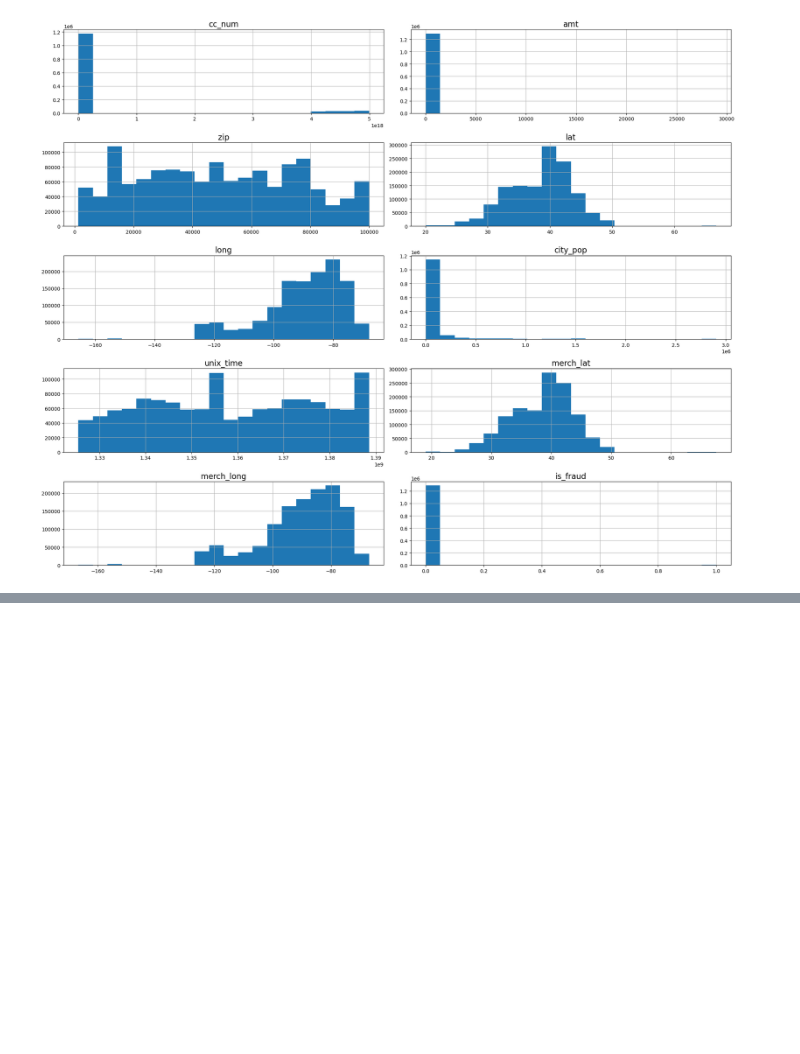
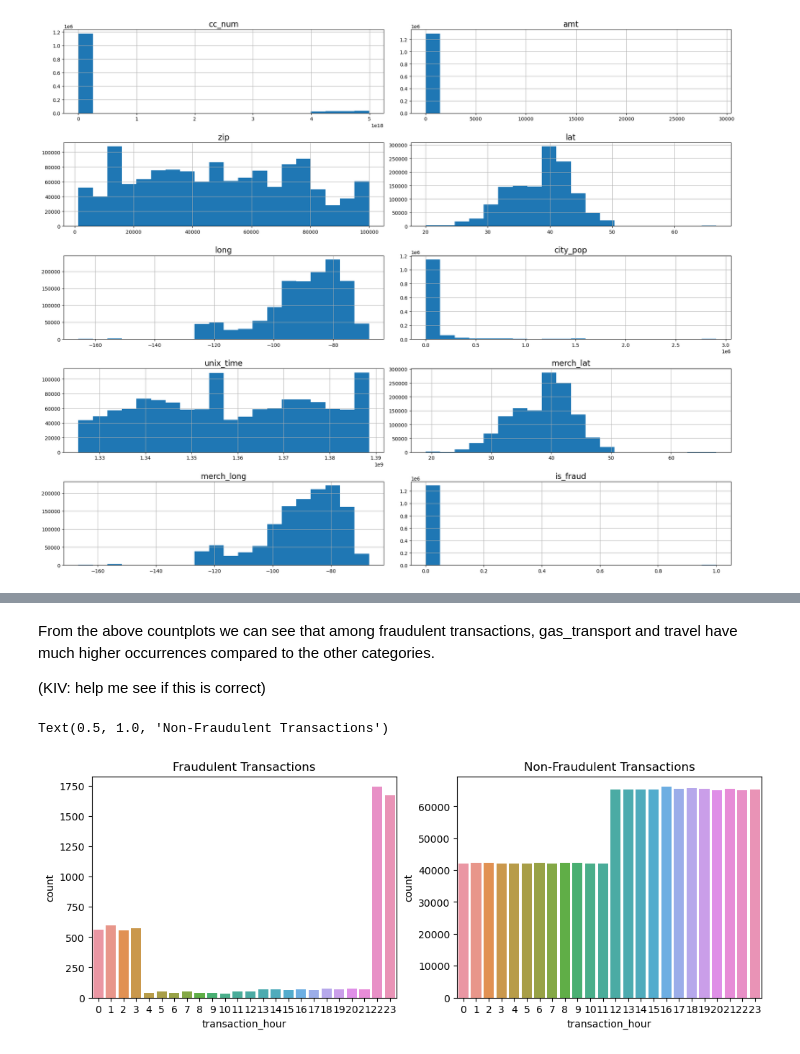
Before and after one commit to jwjwwjwj/BT4012, a Jupyter notebook: main.ipynb, the cells around one changed output, grey strips where cells are left out. Saved outputs shown, nothing was run; the diff lists cells and outputs as text; code cells hidden in the pictures; blank space fills up the shorter version.

```diff
--- a/main.ipynb
+++ b/main.ipynb
@@ -263,0 +322,17 @@ plt.show()
+# %% [markdown]
+From the above countplots we can see that among fraudulent transactions, gas_transport and travel have much higher occurrences compared to the other categories.
+
+(KIV: help me see if this is correct)
+# %%
+# sort by transaction time
+fig, axes = plt.subplots(1, 2, figsize=(12, 4))
+ax_fraudulent = sns.countplot(x="transaction_hour", data=train_fraudulent, ax=axes[0])
+axes[0].set_title("Fraudulent Transactions")
+
+ax_non_fraudulent = sns.countplot(x="transaction_hour", data=train_non_fraudulent, ax=axes[1])
+axes[1].set_title("Non-Fraudulent Transactions")
+
+# combining both fraud and non-fraud gives similar countplots to just non-fraud itself
+# %% [output]
+Text(0.5, 1.0, 'Non-Fraudulent Transactions')
+[figure, added]
```
Also changed, not shown: parts of 12 cells of this notebook.
